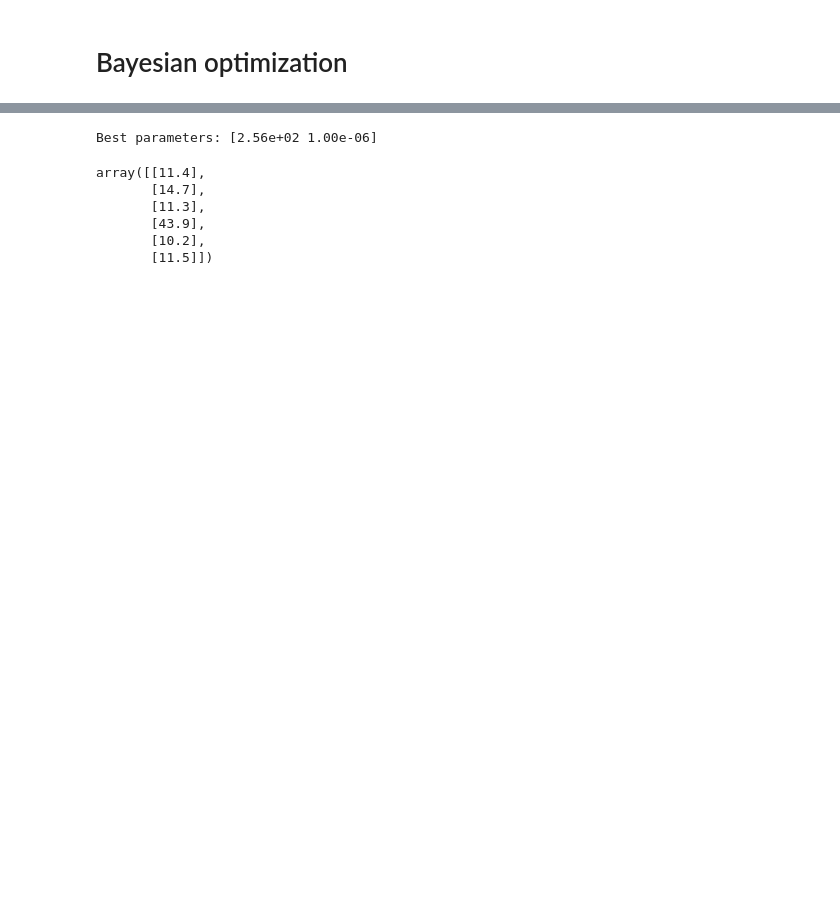
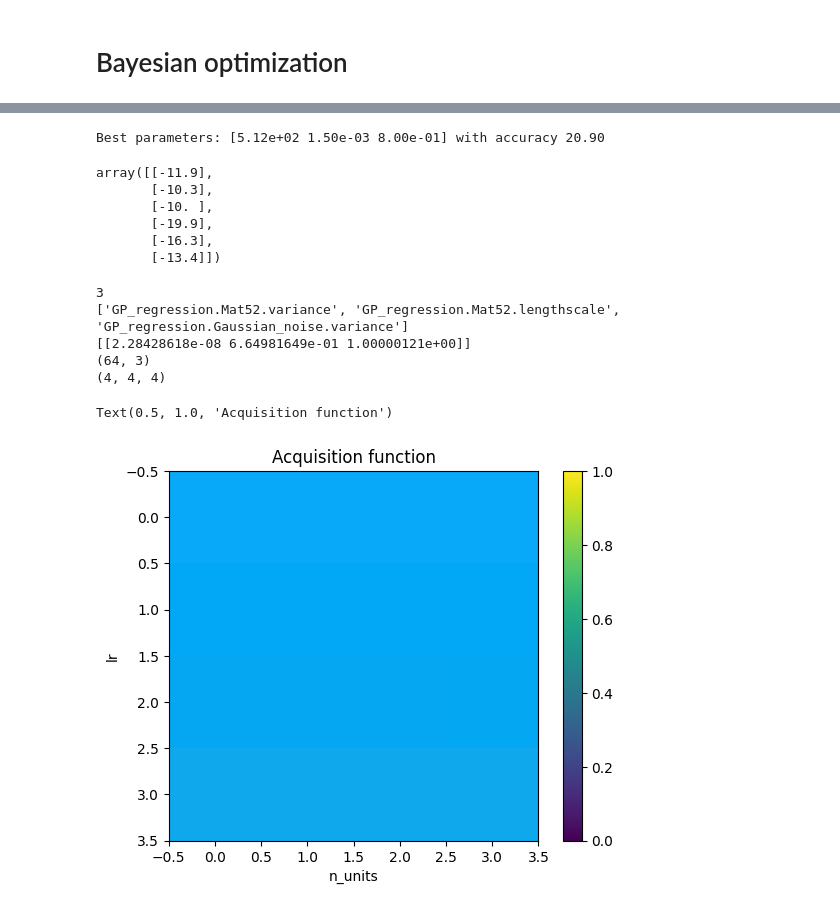
Before and after one commit to jozgu/02463_miniproject01_CIFAR10, a Jupyter notebook: CNN.ipynb, the cells around one changed output, grey strips where cells are left out. Cells and saved outputs as stored; diff of their text form; code cells hidden in the pictures; blank space fills up the shorter version.

```diff
--- a/CNN.ipynb
+++ b/CNN.ipynb
@@ -178,10 +180,12 @@ domain_random_sample = {
         # "n_epochs": range(1, 11,2),
         # "n_epochs": range(10, 1,10),
         "n_units": (64, 128, 256, 512),
-        "lr": (1e-3, 1e-4, 1e-5, 1e-6),
+        "lr": (0.5e-3, 1e-3, 1.5e-3, 2e-3),
+        "momentum": (0.6, 0.7, 0.8, 0.9)
         }
 
 domain = [{'name': 'n_units', 'type': 'discrete', 'domain':(64, 128, 256, 512)},
-          {'name': 'lr', 'type': 'discrete', 'domain': (1e-3, 1e-4, 1e-5, 1e-6)},
+          {'name': 'lr', 'type': 'continuous', 'domain': (0.5e-3, 1e-3, 1.5e-3, 2e-3)},
+          {'name': 'momentum', 'type': 'discrete', 'domain': (0.6, 0.7, 0.8, 0.9)}
           ]
 # %%
@@ -201,22 +198,25 @@ param_list
 # %%
 
 def objective_function(params:dict):
-    n_epochs = 30
+    n_epochs = 10
     if isinstance(params, np.ndarray):
         params = params[0]
         n_units = int(params[0])
         lr = params[1]
+        momentum = params[2]
     else:
         n_units = params["n_units"]
         lr = params["lr"]
-        n_epochs = params["n_epochs"] if "n_epochs" in params else 30
+        momentum = params["momentum"]
+        n_epochs = params["n_epochs"] if "n_epochs" in params else 1
 
-    print(f"n_units: {n_units}, lr: {lr}, n_epochs: {n_epochs}")
+
+    print(f"n_units: {n_units}, lr: {lr}, n_epochs: {n_epochs}, momentum: {momentum}")
 
 
     net = Net(n_units)
     criterion = nn.CrossEntropyLoss()
-    optimizer = optim.SGD(net.parameters(), lr=lr, momentum=0.9)
+    optimizer = optim.SGD(net.parameters(), lr=lr, momentum=momentum)
     train_net(net, trainloader, criterion, optimizer, num_epochs=n_epochs)
     accuracy = test_net(net, testloader)
 
@@ -281,13 +288,58 @@ Accuracy of the network on the 10000 test images: 11.5 %
 x_best = opt.X[np.argmin(opt.Y)]
 print(f"Best parameters: {x_best} with accuracy {1-opt.Y.min():.2f}")
 # %% [output]
-Best parameters: [2.56e+02 1.00e-06]
+Best parameters: [5.12e+02 1.50e-03 8.00e-01] with accuracy 20.90
 # %%
 opt.Y
 # %% [output]
-array([[11.4],
-       [14.7],
-       [11.3],
-       [43.9],
-       [10.2],
-       [11.5]])
+array([[-11.9],
+       [-10.3],
+       [-10. ],
+       [-19.9],
+       [-16.3],
+       [-13.4]])
+# %%
+#We start by taking a look a the model subclass of our Bayesian optimization object
+print(opt.model.input_dim)
+#so there is 6 dimensions, that is 1 for each of n_estimators and depth which are discrete variables.
+# the remaining 4 is because one-out-of-K encoding is using for the categorical variables max_features and criterion
+#we can also look at kernel parameters
+print(opt.model.get_model_parameters_names())
+#and get the current fitted values
+print(opt.model.get_model_parameters())
+#To get a plot of the acquisition function we use the function opt.acquisition.acquisition_function
+#first we define a sensible grid for the first to parameters
+#indexing='ij' ensures that x/y axes are not flipped (which is default):
+#we also add two extra axes for the categorical varibles and here fix these to 0 ('log2' and 'gini')
+#note that the acqusition function can actually take any value not only integers as it lives in the GP space (here 0.5 intervals)
+#and it is quite fast to evaluate - here in 40000 points
+n_units = np.array([64, 128, 256, 512])
+lr = np.array([0.5e-3, 1e-3, 1.5e-3, 2e-3])
+momentum = np.array([0.6, 0.7, 0.8, 0.9])
+
+pgrid = np.array(np.meshgrid(n_units, lr, momentum, indexing='ij'))
+print(pgrid.reshape(3,-1).T.shape)
+#we then unfold the 4D array and simply pass it to the acqusition function
+acq_img = opt.acquisition.acquisition_function(pgrid.reshape(3,-1).T)
+
+#it is typical to scale this between 0 and 1:
+acq_img = (-acq_img - np.min(-acq_img))/(np.max(-acq_img - np.min(-acq_img)))
+#print(acq_img)
+#print(pgrid)
+#then fold it back into an image and plot
+acq_img = acq_img.reshape(pgrid[0].shape[:3])
+print(acq_img.shape)
+plt.figure()
+plt.imshow(acq_img.T)
+plt.colorbar()
+plt.xlabel('n_units')
+plt.ylabel('lr')
+plt.title('Acquisition function')
+# %% [output]
+3
+['GP_regression.Mat52.variance', 'GP_regression.Mat52.lengthscale', 'GP_regression.Gaussian_noise.variance']
+[[2.28428618e-08 6.64981649e-01 1.00000121e+00]]
+(64, 3)
+(4, 4, 4)
+Text(0.5, 1.0, 'Acquisition function')
+[figure, added]
```
Also changed, not shown: parts of 6 cells of this notebook.
